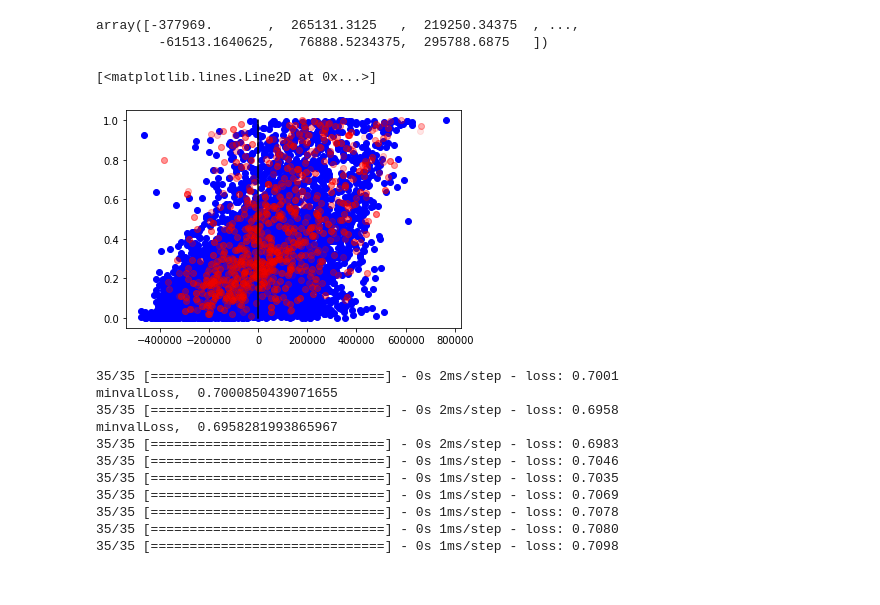
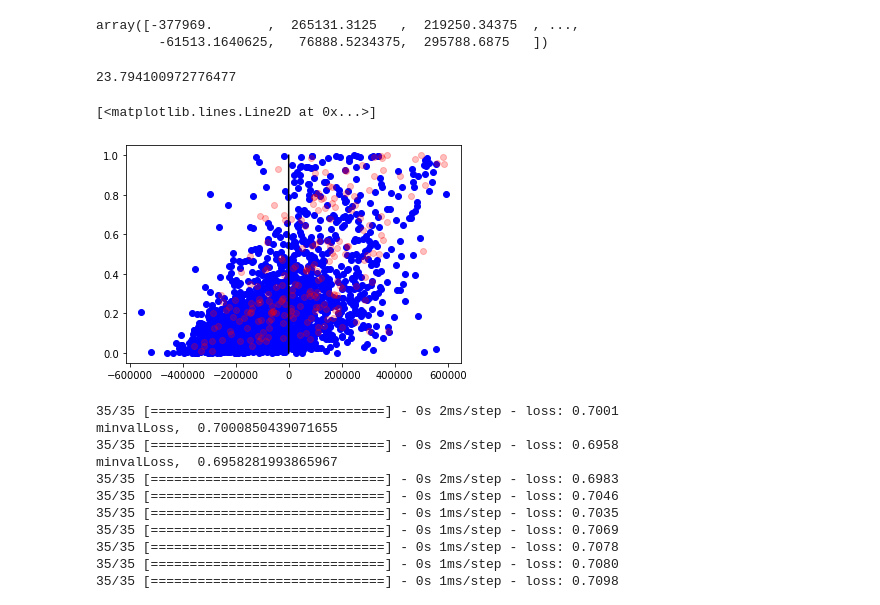
Before and after one commit to Dzeiberg/multiinstance, a Jupyter notebook: 45_Rank.ipynb, the cells around one changed output. Saved outputs shown, nothing was run; the diff lists cells and outputs as text; code cells hidden in the pictures.

```diff
--- a/45_Rank.ipynb
+++ b/45_Rank.ipynb
@@ -51,9 +51,9 @@ from sklearn.metrics import dcg_score
 class RankNet:
     def buildModel(self,input_shape):
         layers = tf.keras.models.Sequential([
-            tf.keras.layers.Dense(128,activation="relu"),
-            tf.keras.layers.Dense(128,activation="relu"),
-            tf.keras.layers.Dense(128,activation="relu"),
+            tf.keras.layers.Dense(64,activation="relu"),
+            tf.keras.layers.Dense(64,activation="relu"),
+            tf.keras.layers.Dense(64,activation="relu"),
             tf.keras.layers.Dense(1)
         ],name="dense_layers")
         inp1 = tf.keras.layers.Input(shape=(input_shape,),name="input_1")
@@ -234,13 +238,17 @@ minvalLoss,  -26169.970703125
 0.6415072
 array([-377969.       ,  265131.3125   ,  219250.34375  , ...,
         -61513.1640625,   76888.5234375,  295788.6875   ])
+# %%
+dcg_score(np.asarray([dg.pu_posterior(xPUVal)]),np.asarray([ranker3.ranker(xPUVal)[0].ravel()]))
+# %% [output]
+23.794100972776477
 # %%
-plt.scatter(ranker3.ranker(xPUTrain[~yPUTrain.astype(bool)])[0],dg.pn_posterior_cc(xPUTrain[~yPUTrain.astype(bool)]),color="blue")
-plt.scatter(ranker3.ranker(xPUTrain[yPUTrain.astype(bool)])[0],dg.pn_posterior_cc(xPUTrain[yPUTrain.astype(bool)]),color="red",alpha=.05)
+plt.scatter(ranker3.ranker(xPUVal[~yPUVal.ravel().astype(bool)])[0],dg.pn_posterior_cc(xPUVal[~yPUVal.ravel().astype(bool)]),color="blue")
+plt.scatter(ranker3.ranker(xPUVal[yPUVal.ravel().astype(bool)])[0],dg.pn_posterior_cc(xPUVal[yPUVal.ravel().astype(bool)]),color="red",alpha=.25)
 plt.plot([0,1],[0,1],color="black")
 # %% [output]
 [<matplotlib.lines.Line2D at 0x...>]
-[figure, old version]
+[figure, new version]
 # %%
 # export
 class RankNetTies:
```
Also changed, not shown: parts of 5 cells of this notebook, 17 other files.
